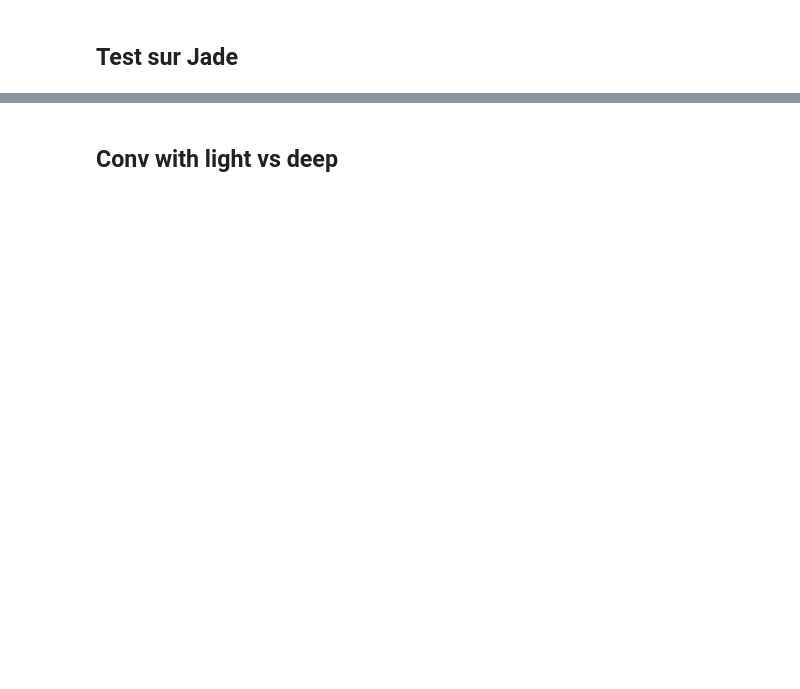
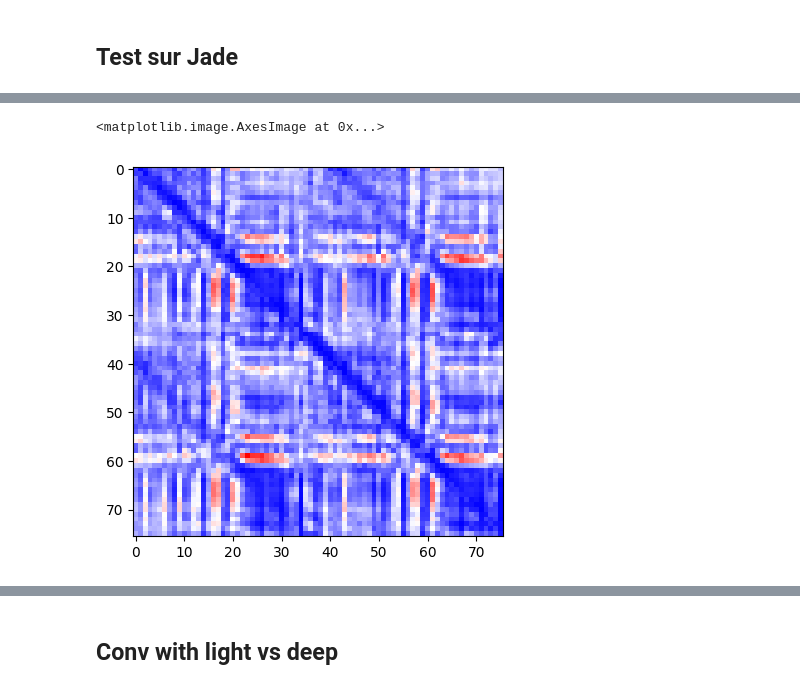
Before and after one commit to Aurelien-Stumpf-Mascles/2023_asm_tembedding, a Jupyter notebook: code/notebooks/condition_classification/convolution_classification.ipynb, the cells around one changed output, grey strips where cells are left out. Cells and saved outputs as stored; diff of their text form; code cells hidden in the pictures; blank space fills up the shorter version.

```diff
--- a/code/notebooks/condition_classification/convolution_classification.ipynb
+++ b/code/notebooks/condition_classification/convolution_classification.ipynb
@@ -317,0 +243,3 @@ valid_loader = package.torch_classifier.SimpleDataset(valid,labels_test)
+# %%
+valid = package.torch_classifier.SimpleDataset(X_val,y_val)
+valid_loader = torch.utils.data.DataLoader(valid, batch_size = 1000)
@@ -426,11 +283,0 @@ True label : 0, Predicted label : 0, Probas : [0.87286043 0.12713961]
-# %%
-dfc_light = dfc[meta["condition"].isin(['light-sevoflurane','light-propofol'])].reshape((-1, n_wins, 82, 82))
-li_mean_light = []
-for session in range(dfc_light.shape[0]):
-    data = torch.Tensor(dfc_light[session,:,:,:].reshape(-1,1,82,82))
-    probas = torch.exp(net(data.type(torch.float32))).detach().numpy()
-    pred = np.argmax(probas,axis = 1)
-    plt.plot(-np.log(probas[:,0]))
-    plt.show()
-    print(pred)
-    li_mean_light.append(np.mean(-np.log(probas[:,0])))
@@ -532,0 +288,24 @@ session_condition = [(i,meta["condition"].iloc[464*i],meta["monkey"].iloc[464*i]
+# %%
+sum_heatmap = torch.zeros((2,76,76))
+for session in range(X_val.shape[0]//461):
+    print(session)
+    for i in range(461):
+
+        img_tensor = torch.Tensor(X_val[session*461+i,:,:]).unsqueeze(0).type(torch.float32)
+        probas = net(img_tensor)
+        probas.backward(torch.ones((1,2)))
+        pred = torch.argmax(probas)
+        pooled_gradients = torch.mean(gradients[0], dim=[0, 2, 3])
+        # weight the channels by corresponding gradients
+        for i in range(activations.size()[1]):
+            activations[:, i, :, :] *= pooled_gradients[i]
+
+        # average the channels of the activations
+        heatmap = torch.mean(activations, dim=1).squeeze()
+
+        # relu on top of the heatmap
+        heatmap = F.relu(heatmap)
+        # normalize the heatmap
+        #heatmap /= torch.max(heatmap)
+
+        sum_heatmap[pred,:,:] += heatmap
@@ -532,0 +330,5 @@ session_condition = [(i,meta["condition"].iloc[464*i],meta["monkey"].iloc[464*i]
+# %%
+plt.imshow(sum_heatmap[0,:].detach().numpy(),cmap = "bwr")
+# %% [output]
+<matplotlib.image.AxesImage at 0x...>
+[figure, added]
```
Also changed, not shown: parts of 46 cells of this notebook, 12 other files.
